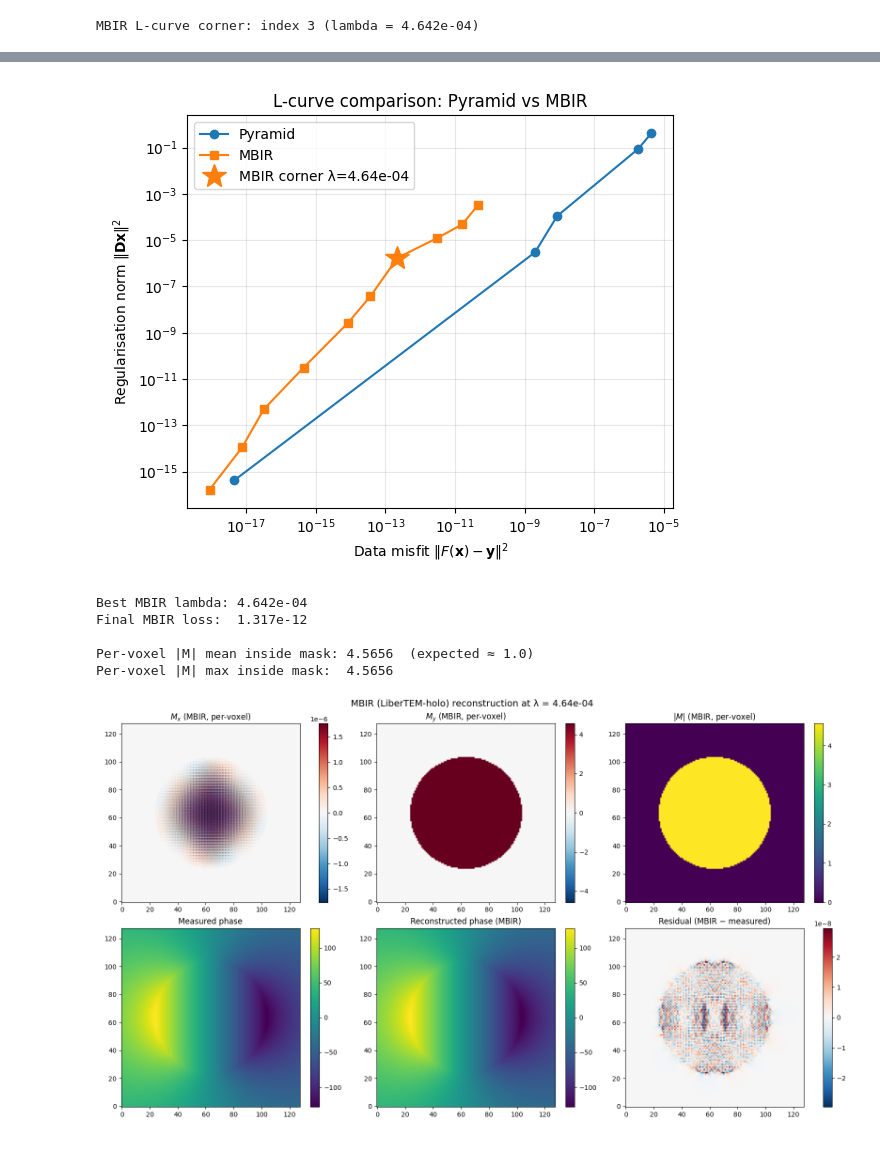
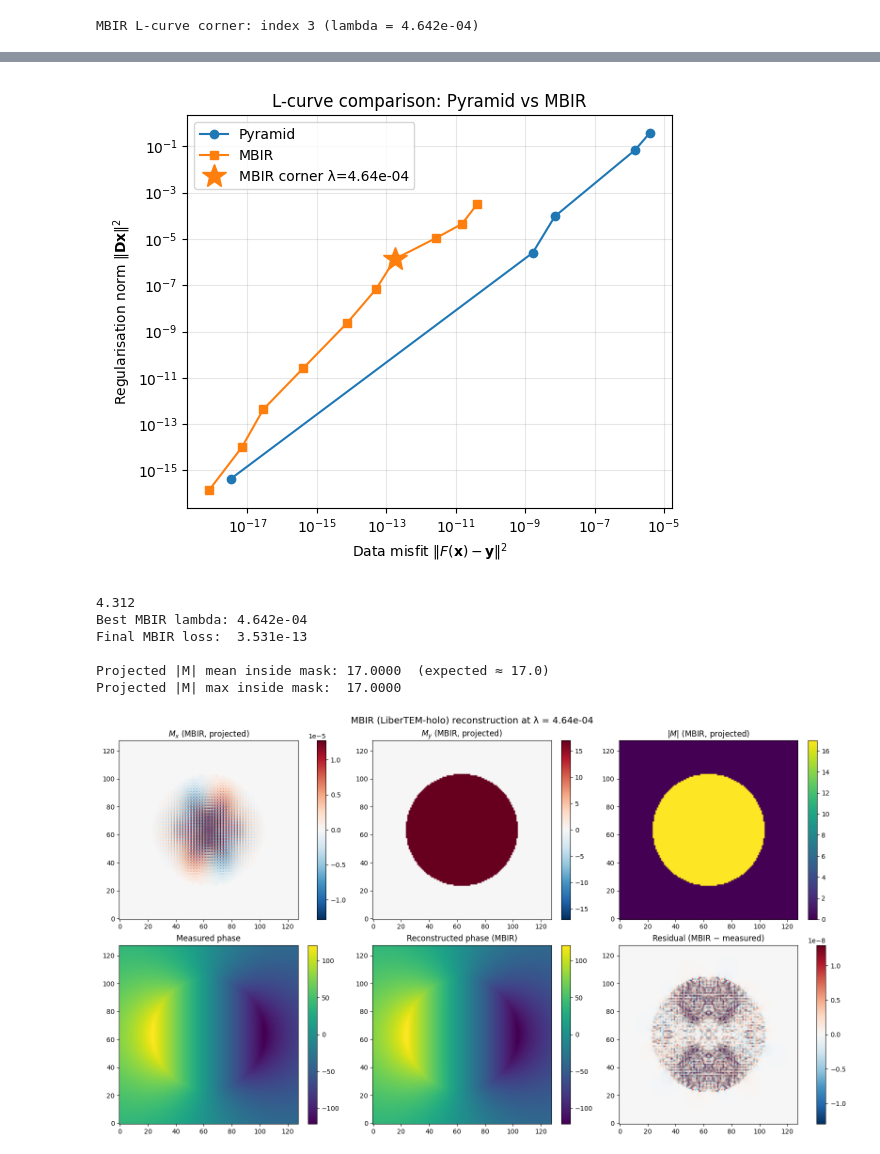
Before and after one commit to LiberTEM/LiberTEM-holo, a Jupyter notebook: notebooks/mbir_and_pyramid.ipynb, the cells around one changed output, grey strips where cells are left out. Cells and saved outputs as stored; diff of their text form; code cells hidden in the pictures.

Commit message:
Removed thickness parameter

```diff
--- a/notebooks/mbir_and_pyramid.ipynb
+++ b/notebooks/mbir_and_pyramid.ipynb
@@ -245,12 +258,11 @@ lambdas_mbir = np.logspace(-6, 2, num=10)
 lc_mbir = lcurve_sweep_vmap(
     phase=phase_mag,
     mask=mask,
-    voxel_size_nm=px_size,
+    pixel_size_nm=px_size,
     lambdas=lambdas_mbir,
     b0_tesla=b_0,
     solver="newton_cg",
     pyramid_compat=True,
-    thickness=H
 )
 
 print(f"MBIR L-curve corner: index {lc_mbir.corner_index} (lambda = {lc_mbir.lambdas[lc_mbir.corner_index]:.3e})")
@@ -295,30 +307,29 @@ ax.grid(True, alpha=0.3)
 fig.tight_layout()
 plt.show()
 # %% [output]
-[figure, old version]
+[figure, new version]
 # %%
 # --- Final MBIR reconstruction at optimal lambda ---
 best_lam_mbir = lc_mbir.lambdas[lc_mbir.corner_index]
-
+print(b_0)
 result_mbir = reconstruct_2d(
     phase=phase_mag,
-    voxel_size_nm=px_size,
-    b0_tesla=1.0,
+    pixel_size_nm=px_size,
+    b0_tesla=b_0,
     mask=mask,
     lam=best_lam_mbir,
     solver="newton_cg",
-    thickness=H
 )
 
 best_mag_mbir = result_mbir.magnetization
 best_ramp_mbir = result_mbir.ramp_coeffs
 
-# Forward-model the best MBIR reconstruction to get the predicted phase
-# (thickness= H converts per-voxel M back to projected before forward model)
+# Forward-model the best projected MBIR reconstruction to get the predicted phase
 pred_phase_mbir = forward_model_2d(
-    best_mag_mbir, px_size,
-    b0_tesla=1.0, ramp_coeffs=best_ramp_mbir,
-    thickness=H,
+    best_mag_mbir,
+    px_size,
+    b0_tesla=b_0,
+    ramp_coeffs=best_ramp_mbir
 )
 
 print(f"Best MBIR lambda: {best_lam_mbir:.3e}")
@@ -328,14 +339,15 @@ inside = mask > 0.5
 mag_norm_mbir = np.sqrt(
     np.asarray(best_mag_mbir[..., 0])**2 + np.asarray(best_mag_mbir[..., 1])**2
 )
-print(f"Per-voxel |M| mean inside mask: {mag_norm_mbir[inside].mean():.4f}  (expected ≈ 1.0)")
-print(f"Per-voxel |M| max inside mask:  {mag_norm_mbir[inside].max():.4f}")
+print(f"Projected |M| mean inside mask: {mag_norm_mbir[inside].mean():.4f}  (expected ≈ {H:.1f})")
+print(f"Projected |M| max inside mask:  {mag_norm_mbir[inside].max():.4f}")
 # %% [output]
+4.312
 Best MBIR lambda: 4.642e-04
-Final MBIR loss:  1.317e-12
+Final MBIR loss:  3.531e-13
 
-Per-voxel |M| mean inside mask: 4.5656  (expected ≈ 1.0)
-Per-voxel |M| max inside mask:  4.5656
+Projected |M| mean inside mask: 17.0000  (expected ≈ 17.0)
+Projected |M| max inside mask:  17.0000
 # %%
 # --- Visualize and compare MBIR and Pyramid reconstructions ---
 mx_mbir = np.asarray(best_mag_mbir[..., 0])
@@ -345,36 +357,36 @@ pred_mbir = np.asarray(pred_phase_mbir)
 residual_mbir = pred_mbir - phase_mag
 
 fig, axs = plt.subplots(2, 3, figsize=(16, 9), constrained_layout=True)
 
-# Row 1: MBIR magnetisation components (already per-voxel thanks to thickness=H)
+# Row 1: MBIR projected magnetisation components
 vmax_mx = max(np.abs(mx_mbir).max(), 1e-12)
 vmax_my = max(np.abs(my_mbir).max(), 1e-12)
 im = axs[0, 0].imshow(mx_mbir, cmap="RdBu_r", origin="lower", norm=TwoSlopeNorm(0, -vmax_mx, vmax_mx))
-axs[0, 0].set_title(r"$M_x$ (MBIR, per-voxel)")
+axs[0, 0].set_title(r"$M_x$ (MBIR, projected)")
 plt.colorbar(im, ax=axs[0, 0], fraction=0.046)
 im = axs[0, 1].imshow(my_mbir, cmap="RdBu_r", origin="lower", norm=TwoSlopeNorm(0, -vmax_my, vmax_my))
-axs[0, 1].set_title(r"$M_y$ (MBIR, per-voxel)")
+axs[0, 1].set_title(r"$M_y$ (MBIR, projected)")
 plt.colorbar(im, ax=axs[0, 1], fraction=0.046)
 im = axs[0, 2].imshow(mag_norm_mbir, cmap="viridis", origin="lower")
-axs[0, 2].set_title(r"$|M|$ (MBIR, per-voxel)")
+axs[0, 2].set_title(r"$|M|$ (MBIR, projected)")
 plt.colorbar(im, ax=axs[0, 2], fraction=0.046)
 
 # Row 2: phase comparison
 vmin = min(np.nanmin(phase_mag), np.nanmin(pred_mbir))
 vmax = max(np.nanmax(phase_mag), np.nanmax(pred_mbir))
 im = axs[1, 0].imshow(phase_mag, cmap="viridis", origin="lower", vmin=vmin, vmax=vmax)
 axs[1, 0].set_title("Measured phase")
 plt.colorbar(im, ax=axs[1, 0], fraction=0.046)
 im = axs[1, 1].imshow(pred_mbir, cmap="viridis", origin="lower", vmin=vmin, vmax=vmax)
 axs[1, 1].set_title("Reconstructed phase (MBIR)")
 plt.colorbar(im, ax=axs[1, 1], fraction=0.046)
 dmax = max(np.abs(residual_mbir).max(), 1e-12)
 im = axs[1, 2].imshow(residual_mbir, cmap="RdBu_r", origin="lower", vmin=-dmax, vmax=dmax)
 axs[1, 2].set_title("Residual (MBIR − measured)")
 plt.colorbar(im, ax=axs[1, 2], fraction=0.046)
 
 fig.suptitle(f"MBIR (LiberTEM-holo) reconstruction at λ = {best_lam_mbir:.2e}", fontsize=14)
 plt.show()
 # %% [output]
-[figure, old version]
+[figure, new version]
 # %%
```
Also changed, not shown: parts of 8 cells of this notebook, 3 other files.
